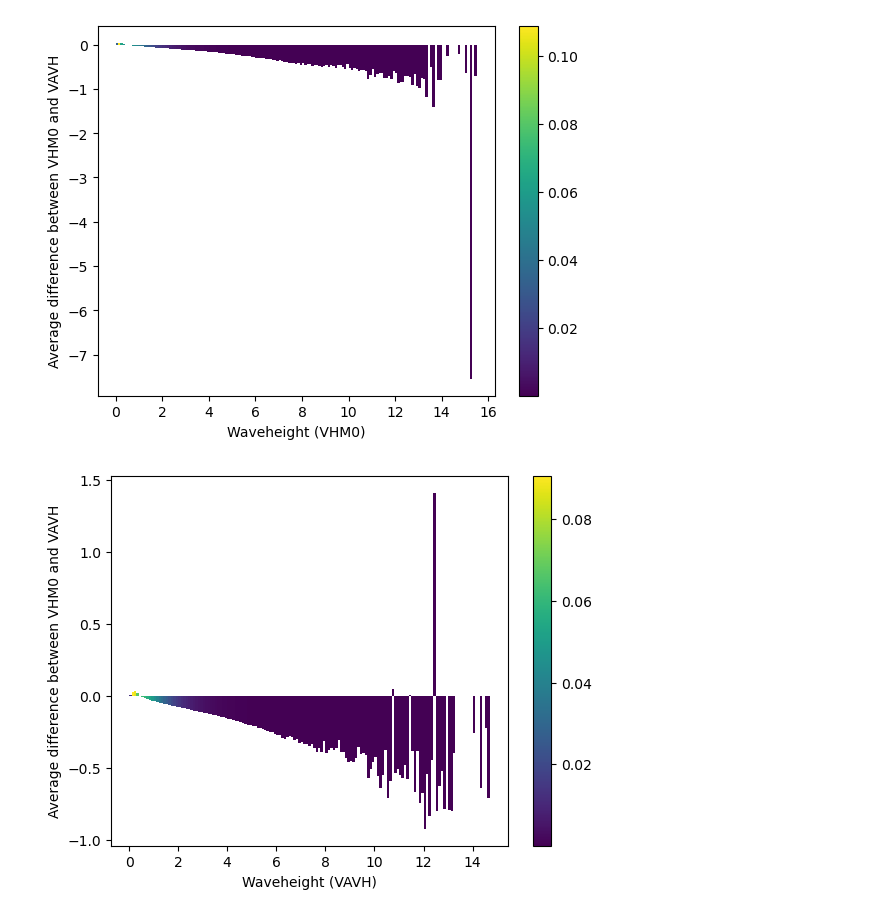
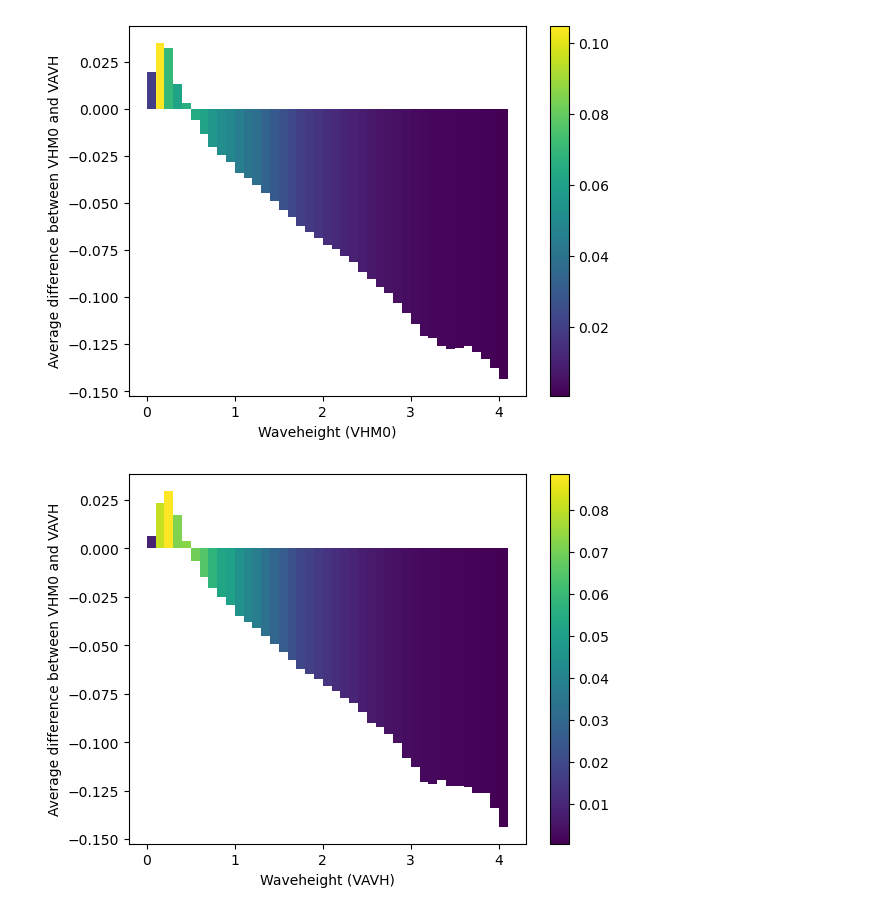
Before and after one commit to SEE-GEO/sarssw, a Jupyter notebook: bouy_survey/VHM0_VAVH_diff.ipynb, the cells around one changed output. Drawn from its saved outputs; the diff is of its cells as text; code cells hidden in the pictures.

Commit message:
Adjust VHM0 and VAVH parameter comparison to new data

```diff
--- a/bouy_survey/VHM0_VAVH_diff.ipynb
+++ b/bouy_survey/VHM0_VAVH_diff.ipynb
@@ -52,12 +52,12 @@ def valid_data_extraction(ds, time_filter, colum_names):
 #Plots a histogram of the average difference between the VHM0 and VAVH parameters
 #X axis is diveded in wave height as either VHM0, VAVH or the mean of the two,
 #this is specified with the waveheight argument
-def plot_wave_height_diff(df, waveheight='mean'):
+def plot_wave_height_diff(df, waveheight='mean', diff_column='abs_diff'):
     df=df.copy()
     #Round the column used to group-by
     df['wh_round'] = df[waveheight].round(decimals=1)
     #Group by and calculate the mean and count on the diff column
-    plot_data = df.groupby(by='wh_round')['abs_diff'].agg(['mean', 'count'])
+    plot_data = df.groupby(by='wh_round')[diff_column].agg(['mean', 'count'])
     #Add a count frequency column, the proportion of the datapoints that belong to this waveheight
     plot_data['count_freq'] = plot_data['count'] / plot_data['count'].sum()
 
@@ -80,9 +80,8 @@ def plot_wave_height_diff(df, waveheight='mean'):
     fig.colorbar(sm, ax=ax)
     plt.show()
 # %%
-data_dir = '/data/exjobb/sarssw/bouy/data'
-file_prefixes = ['NO_TS_MO', 'BO_TS_MO']
-start_date = '2000-01-01'
+data_dir = '/data/exjobb/sarssw/bouy/INSITU_GLO_PHYBGCWAV_DISCRETE_MYNRT_013_030/MO'
+start_date = '2021-01-01'
 end_date = '2021-12-31'
 variables = ['VHM0', 'VAVH',]
 max_time_diff_s = 15*60
@@ -90,7 +89,7 @@ max_time_diff_s = 15*60
 #Variables where the results are saved
 result_df = None
 
-files = [f for f in os.listdir(data_dir) if any([f.startswith(fp) for fp in file_prefixes])]
+files = os.listdir(data_dir)
 #print(files)
 
 for file in tqdm(files):
@@ -133,6 +132,6 @@ result_df
 # %%
-plot_wave_height_diff(result_df[result_df['VHM0'] <= 100], 'VHM0')
-plot_wave_height_diff(result_df[result_df['VAVH'] <= 100], 'VAVH')
+plot_wave_height_diff(result_df[result_df['VHM0'] <= 4], 'VHM0', diff_column='diff')
+plot_wave_height_diff(result_df[result_df['VAVH'] <= 4], 'VAVH', diff_column='diff')
 # %% [output]
-[figure, old version]
+[figure, new version]
-[figure, old version]
+[figure, new version]
```
Also changed, not shown: parts of 1 cell of this notebook.
